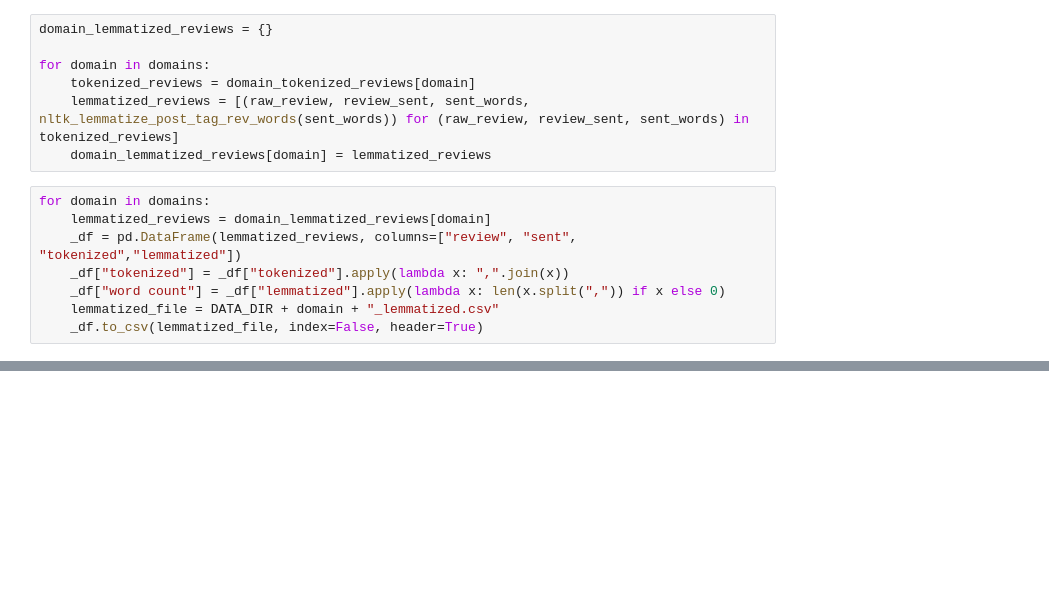
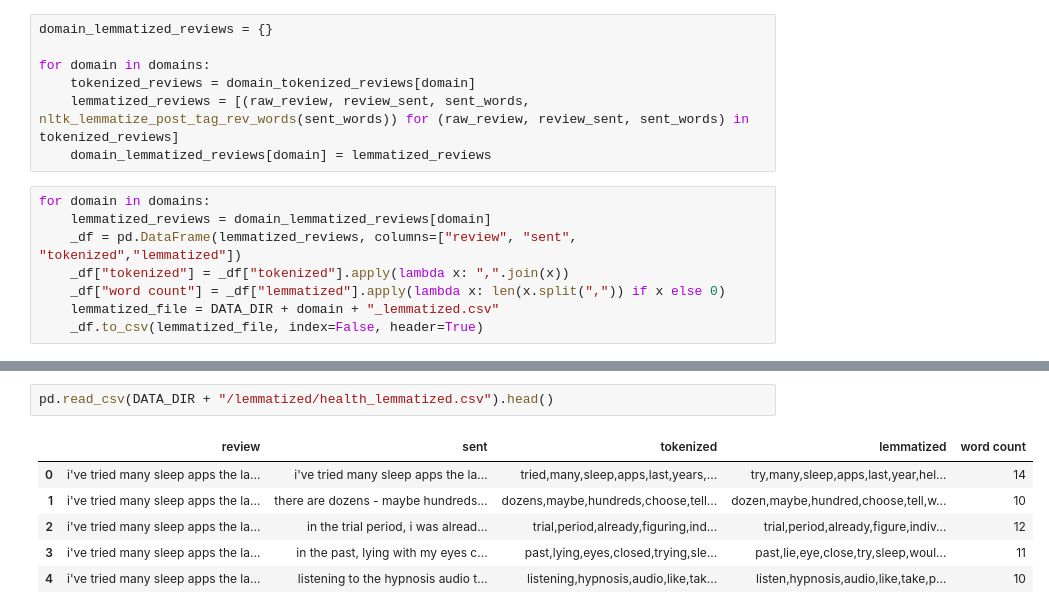
Before and after one commit to ShristiShrestha/Generate-App-Rate-Features, a Jupyter notebook: code/data_cleaning.ipynb, the cells around one changed output, grey strips where cells are left out. Saved outputs shown, nothing was run; the diff lists cells and outputs as text; blank space fills up the shorter version.

```diff
--- a/code/data_cleaning.ipynb
+++ b/code/data_cleaning.ipynb
@@ -210,0 +200,9 @@ pd.read_csv(DATA_DIR + "ride_lemmatized.csv").head()
+# %%
+pd.read_csv(DATA_DIR + "/lemmatized/health_lemmatized.csv").head()
+# %% [output]
+|  | review | sent | tokenized | lemmatized | word count |
+| 0 | i've tried many sleep apps the la... | i've tried many sleep apps the la... | tried,many,sleep,apps,last,years,... | try,many,sleep,apps,last,year,hel... | 14 |
+| 1 | i've tried many sleep apps the la... | there are dozens - maybe hundreds... | dozens,maybe,hundreds,choose,tell... | dozen,maybe,hundred,choose,tell,w... | 10 |
+| 2 | i've tried many sleep apps the la... | in the trial period, i was alread... | trial,period,already,figuring,ind... | trial,period,already,figure,indiv... | 12 |
+| 3 | i've tried many sleep apps the la... | in the past, lying with my eyes c... | past,lying,eyes,closed,trying,sle... | past,lie,eye,close,try,sleep,woul... | 11 |
+| 4 | i've tried many sleep apps the la... | listening to the hypnosis audio t... | listening,hypnosis,audio,like,tak... | listen,hypnosis,audio,like,take,p... | 10 |
```
Also changed, not shown: parts of 4 cells of this notebook, 2 other files.
